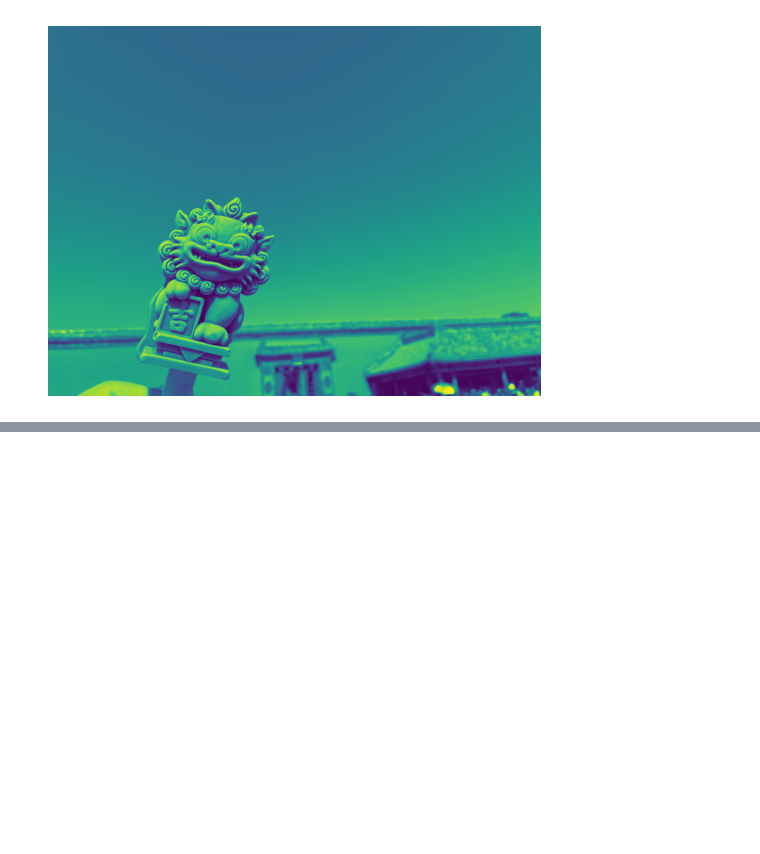
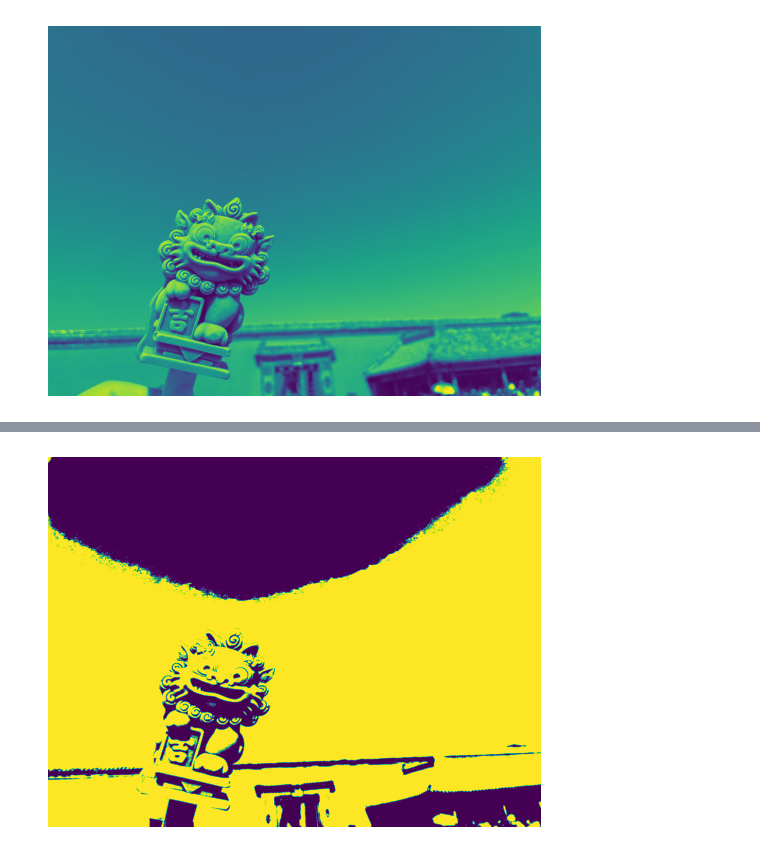
Before and after one commit to chaoren1358/PytorchTest, a Jupyter notebook: Chapter1/Chapter1.ipynb, the cells around one changed output, grey strips where cells are left out. Drawn from its saved outputs; the diff is of its cells as text; code cells hidden in the pictures; blank space fills up the shorter version.

```diff
--- a/Chapter1/Chapter1.ipynb
+++ b/Chapter1/Chapter1.ipynb
@@ -178,0 +203,15 @@ dataEnhanced.showPic(img)
+# %%
+import cv2
+import numpy as np
+import DataEnhanced.dataAugmentForLabelImg
+# 取掩膜
+grayImg = cv2.imread('gray.jpg', cv2.IMREAD_GRAYSCALE)
+lowerTrh = np.array([100])
+upperTrh = np.array([255])
+mask = cv2.inRange(grayImg, lowerTrh, upperTrh)
+if mask is not None:
+    cv2.imwrite('mask.jpg', mask)
+dataargument = DataArgument()
+dataargument.showPic(mask)
+# %% [output]
+[figure, added]
```
Also changed, not shown: parts of 3 cells of this notebook, 1 other file.
